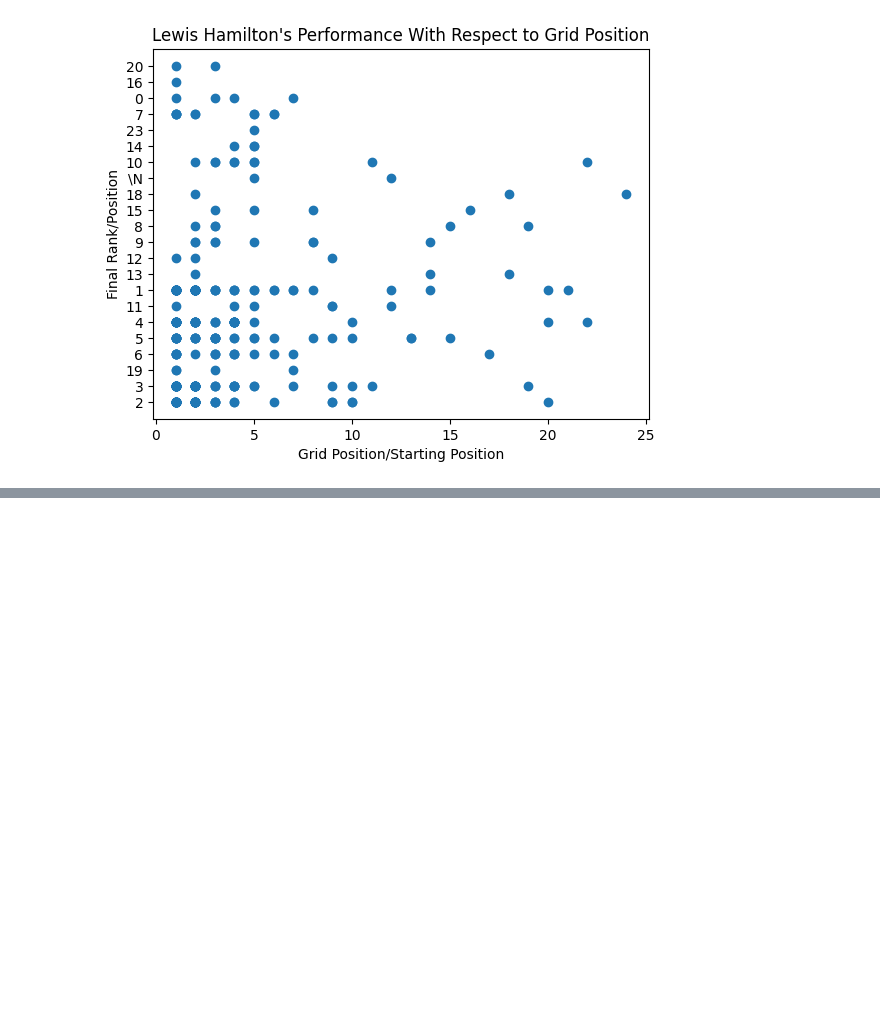
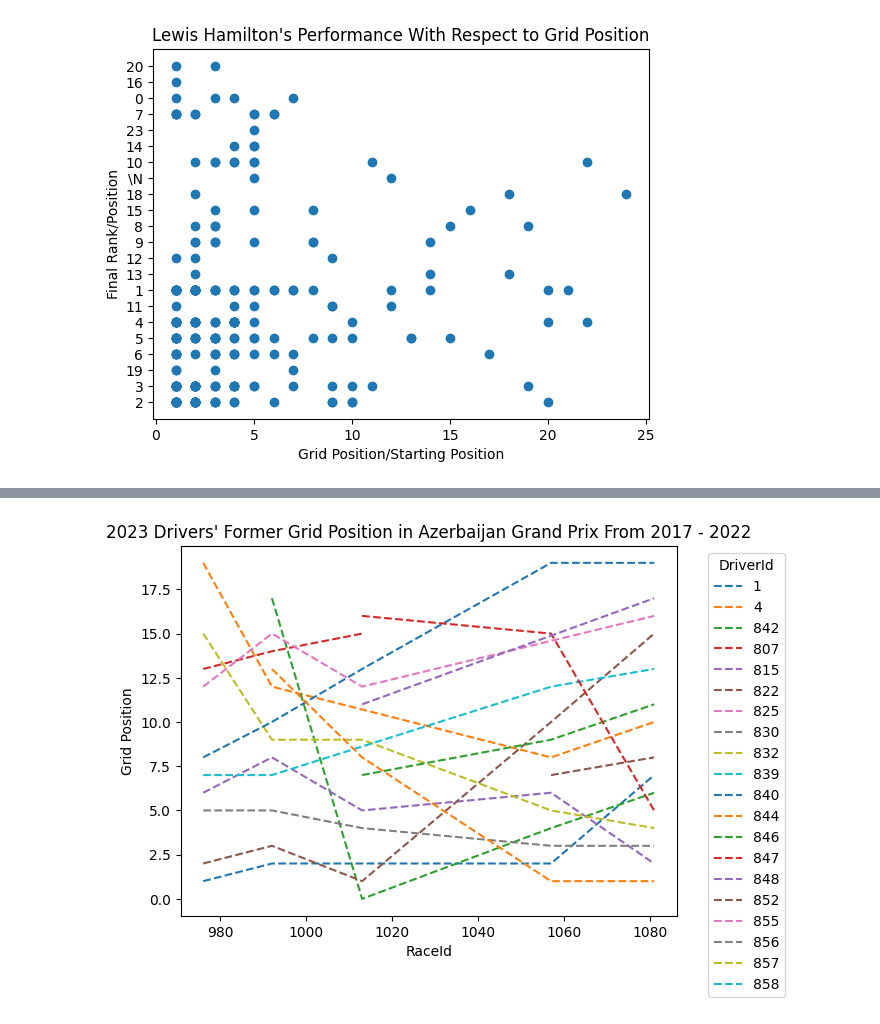
Before and after one commit to JunyiZhou-Conny/F1-Score-Prediction, a Jupyter notebook: Analysis of Hamilton.ipynb, the cells around one changed output, grey strips where cells are left out. Cells and saved outputs as stored; diff of their text form; code cells hidden in the pictures; blank space fills up the shorter version.

```diff
--- a/Analysis of Hamilton.ipynb
+++ b/Analysis of Hamilton.ipynb
@@ -104,3 +124,19 @@ results_Baku = (results[results['driverId'].isin(vec_drId)]
+# %%
+##Grid Positions For Each Driver
+for driverId in series_drId:
+    x = results_Baku.query(f"driverId == {driverId}")["raceId"]
+    y = results_Baku.query(f"driverId == {driverId}")["grid"]
+    plt.plot(x,y,linestyle = 'dashed')
+    plt.xlabel("RaceId")
+    plt.ylabel("Grid Position")
+    plt.title("2023 Drivers' Former Grid Position in Azerbaijan Grand Prix From 2017 - 2022")
+
+plt.legend(labels = vec_drId,
+           title  = "DriverId",
+           bbox_to_anchor=(1.05, 1))
+plt.show()
+# %% [output]
+[figure, added]
 # %%
 ##Grid Positions For Each Driver
 for ID in vec_drId:
```
Also changed, not shown: parts of 7 cells of this notebook.
